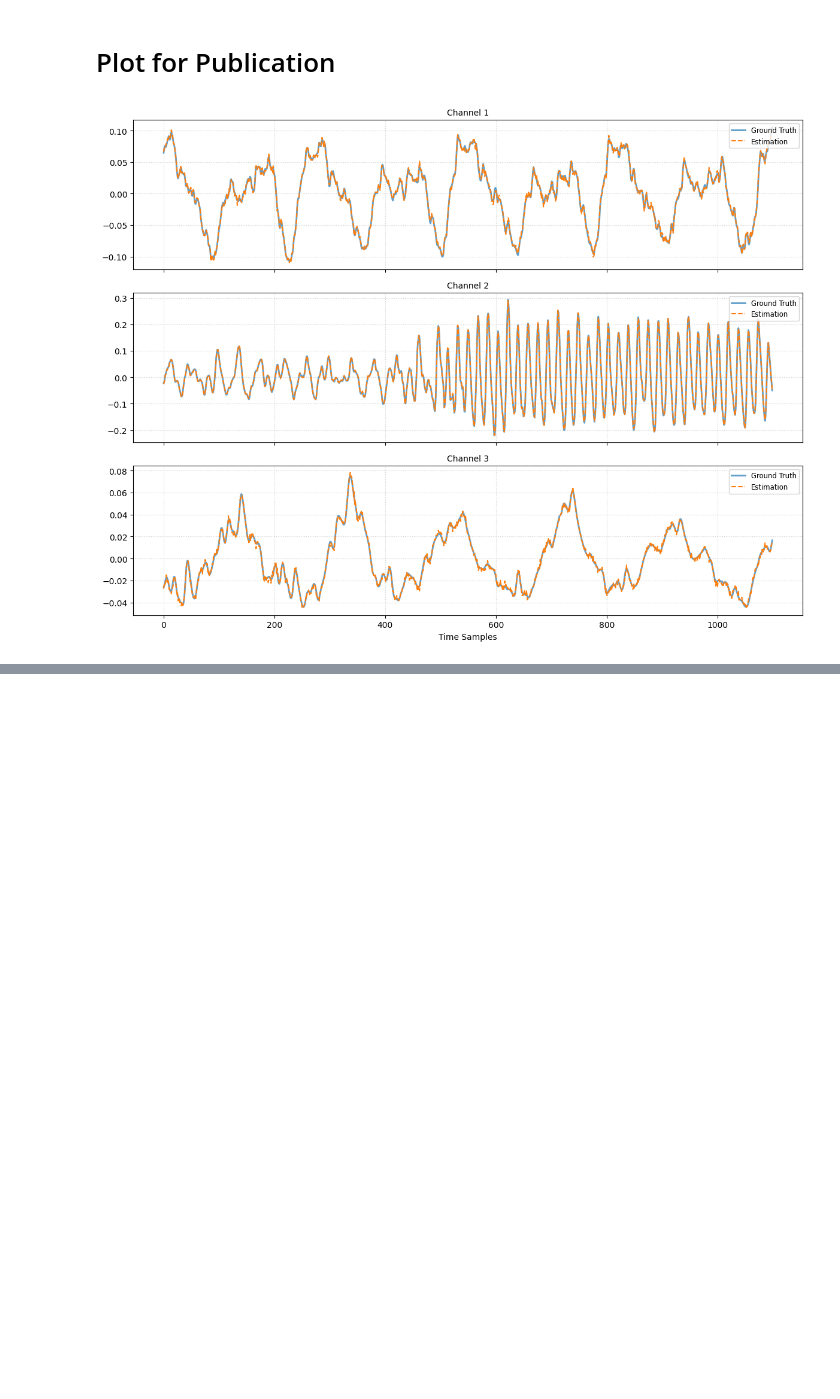
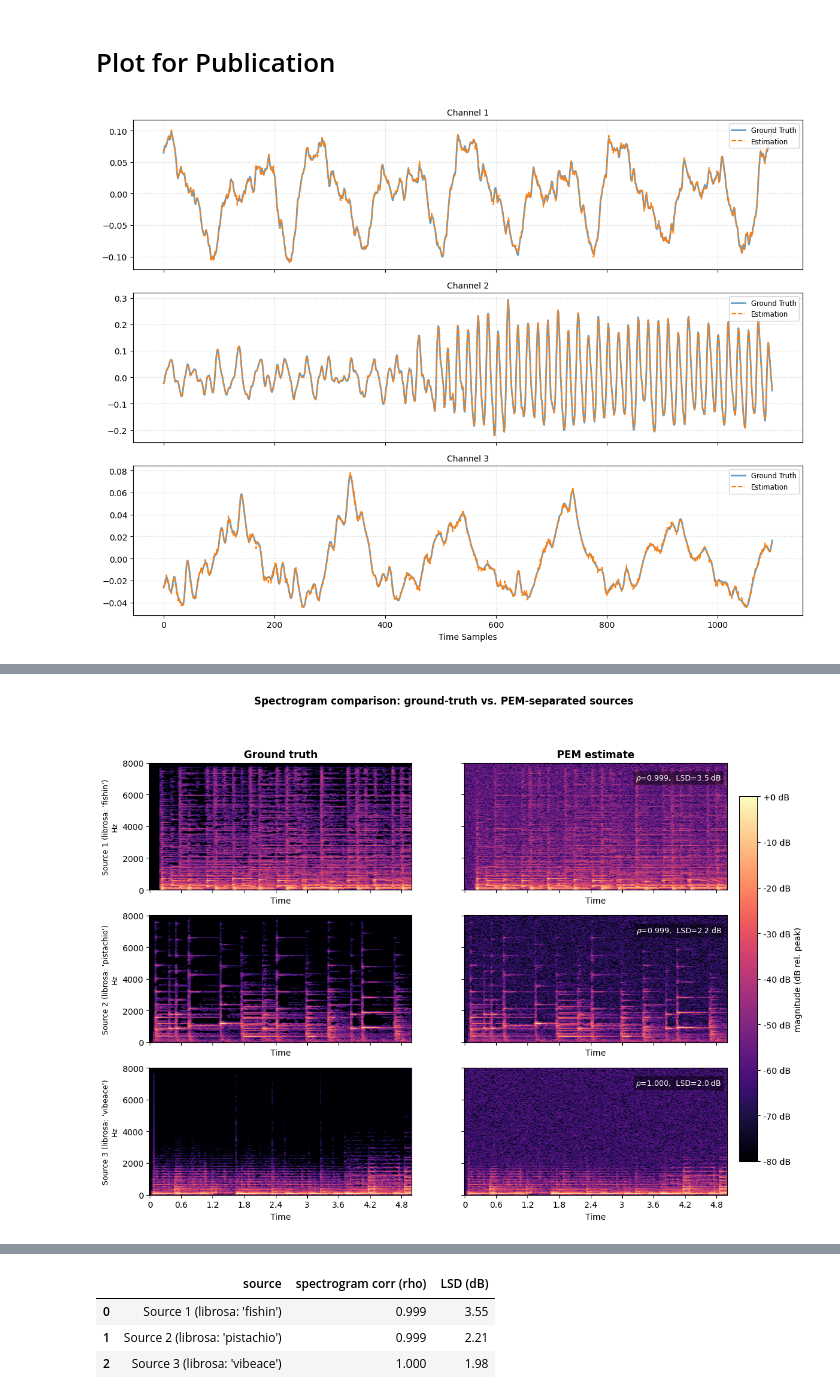
Before and after one commit to BariscanBozkurt/Predictive-Entropy-Maximization, a Jupyter notebook: Simulations/PredictiveBSS/PredictiveBSS_SoundSeparationExample.ipynb, the cells around one changed output, grey strips where cells are left out. Saved outputs shown, nothing was run; the diff lists cells and outputs as text; code cells hidden in the pictures; blank space fills up the shorter version.

```diff
--- a/Simulations/PredictiveBSS/PredictiveBSS_SoundSeparationExample.ipynb
+++ b/Simulations/PredictiveBSS/PredictiveBSS_SoundSeparationExample.ipynb
@@ -201,0 +230,76 @@ plot_bss_sound_separation_comparison(S[:, 5500:6600], Y_[:, 5500:6600], save_pat
+# %%
+import librosa
+import librosa.display
+
+# --- STFT / spectrogram settings ---
+sr = 16000                 # sampling rate used when the sources were loaded
+n_fft = 1024               # 64 ms analysis window
+hop_length = 256           # 16 ms hop (75% overlap)
+DR_DB = 80.0               # displayed dynamic range (dB below peak)
+
+source_names = ["Source 1 (librosa: 'fishin')",
+                "Source 2 (librosa: 'pistachio')",
+                "Source 3 (librosa: 'vibeace')"]
+
+def _stft_mag(x):
+    return np.abs(librosa.stft(np.ascontiguousarray(x, dtype=np.float64),
+                               n_fft=n_fft, hop_length=hop_length,
+                               win_length=n_fft, window="hann"))
+
+def _db(mag):                      # dB relative to this signal's own peak, floored at -DR_DB
+    return librosa.amplitude_to_db(mag, ref=np.max, top_db=DR_DB)
+
+def spectrogram_metrics(s, shat):
+    """Magnitude-spectrogram correlation and active-bin log-spectral distance (dB)."""
+    Ms, Mh = _stft_mag(s), _stft_mag(shat)
+    rho = np.corrcoef(Ms.ravel(), Mh.ravel())[0, 1]
+    active = Ms > (1e-3 * Ms.max())                      # bins within 60 dB of the GT peak
+    diff = 20.0 * np.log10(Ms + 1e-12) - 20.0 * np.log10(Mh + 1e-12)
+    lsd = np.sqrt(np.mean(diff[active] ** 2))
+    return rho, lsd
+
+n = S.shape[0]
+fig, axes = plt.subplots(n, 2, figsize=(13, 3.1 * n), sharex=True, sharey=True)
+metrics = []
+last_im = None
+for i in range(n):
+    D_gt  = _db(_stft_mag(S[i]))
+    D_est = _db(_stft_mag(Y_[i]))
+    rho, lsd = spectrogram_metrics(S[i], Y_[i])
+    metrics.append((rho, lsd))
+    for j, (D, tag) in enumerate([(D_gt, "Ground truth"), (D_est, "PEM estimate")]):
+        last_im = librosa.display.specshow(D, sr=sr, hop_length=hop_length,
+                                           x_axis="time", y_axis="linear",
+                                           cmap="magma", ax=axes[i, j], vmin=-DR_DB, vmax=0.0)
+        if i == 0:
+            axes[i, j].set_title(tag, fontsize=12, fontweight="bold")
+        if j == 0:
+            axes[i, j].set_ylabel(source_names[i] + "\nHz", fontsize=9)
+        else:
+            axes[i, j].set_ylabel("")
+    axes[i, 1].text(0.98, 0.92, r"$\rho$=%.3f,  LSD=%.1f dB" % (rho, lsd),
+                    transform=axes[i, 1].transAxes, ha="right", va="top",
+                    color="white", fontsize=9,
+                    bbox=dict(facecolor="black", alpha=0.45, pad=2, edgecolor="none"))
+fig.suptitle("Spectrogram comparison: ground-truth vs. PEM-separated sources",
+             fontweight="bold", y=1.0)
+cbar = fig.colorbar(last_im, ax=axes, format="%+2.0f dB", pad=0.02, fraction=0.03)
+cbar.set_label("magnitude (dB rel. peak)")
+plt.show()
+
+# ---- quantitative summary table ----
+import pandas as pd
+tbl = pd.DataFrame({
+    "source": source_names,
+    "spectrogram corr (rho)": [round(m[0], 3) for m in metrics],
+    "LSD (dB)": [round(m[1], 2) for m in metrics],
+})
+rho_mean = float(np.mean([m[0] for m in metrics]))
+lsd_mean = float(np.mean([m[1] for m in metrics]))
+print("Spectrogram similarity between ground-truth and PEM-separated sources:")
+print(tbl.to_string(index=False))
+print("\nMean magnitude-spectrogram correlation : %.3f" % rho_mean)
+print("Mean active-bin log-spectral distance  : %.2f dB" % lsd_mean)
+tbl
+# %% [output]
+[figure, added]
@@ -201,0 +314,4 @@ plot_bss_sound_separation_comparison(S[:, 5500:6600], Y_[:, 5500:6600], save_pat
+|  | source | spectrogram corr (rho) | LSD (dB) |
+| 0 | Source 1 (librosa: 'fishin') | 0.999 | 3.55 |
+| 1 | Source 2 (librosa: 'pistachio') | 0.999 | 2.21 |
+| 2 | Source 3 (librosa: 'vibeace') | 1.000 | 1.98 |
```
Also changed, not shown: parts of 4 cells of this notebook.
